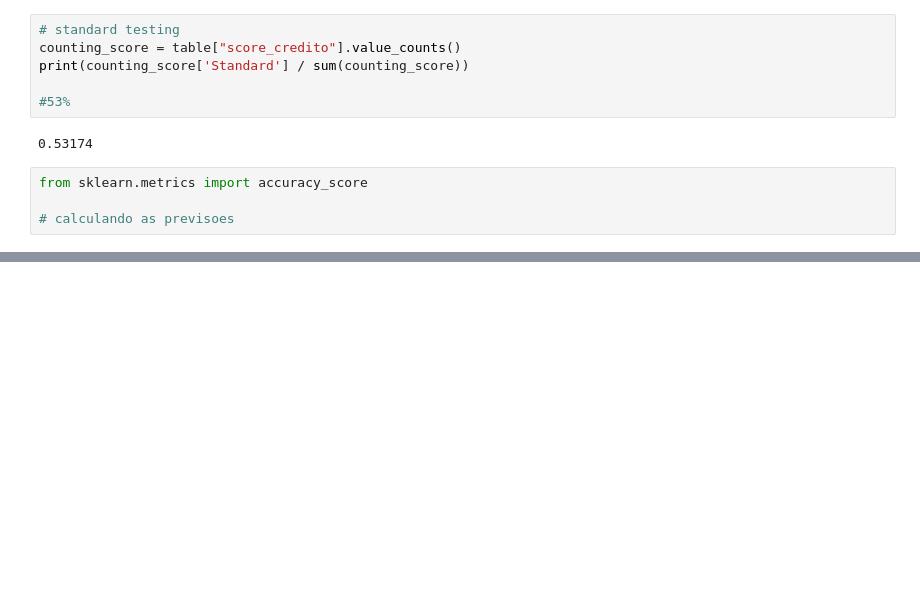
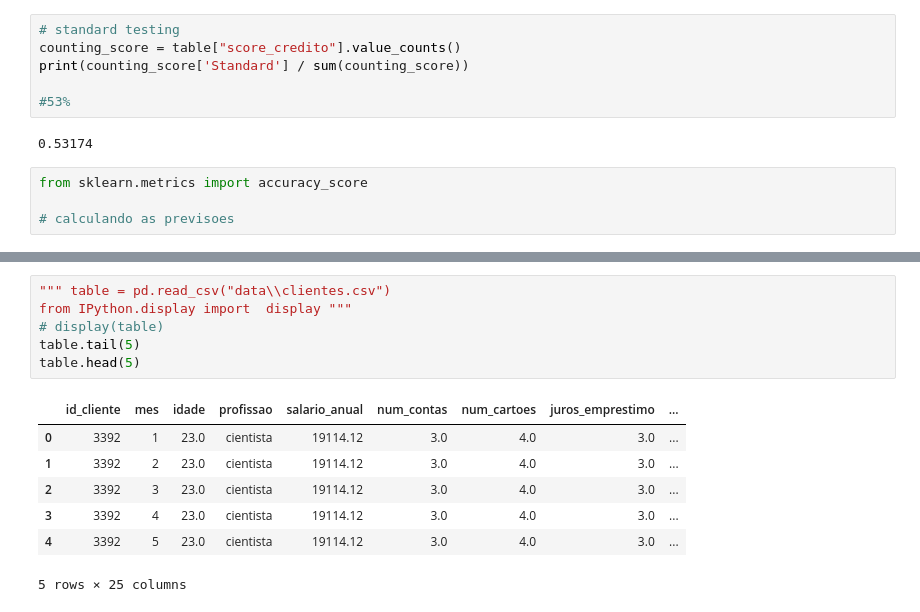
Before and after one commit to Haell39/Analise-Credito, a Jupyter notebook: main.ipynb, the cells around one changed output, grey strips where cells are left out. Cells and saved outputs as stored; diff of their text form; blank space fills up the shorter version.

```diff
--- a/main.ipynb
+++ b/main.ipynb
@@ -159,3 +252,17 @@ display(importance)
+# %%
+""" table = pd.read_csv("data\\clientes.csv")
+from IPython.display import  display """
+# display(table)
+table.tail(5)
+table.head(5)
+# %% [output]
+|  | id_cliente | mes | idade | profissao | salario_anual | num_contas | num_cartoes | juros_emprestimo | ... |
+| 0 | 3392 | 1 | 23.0 | cientista | 19114.12 | 3.0 | 4.0 | 3.0 | ... |
+| 1 | 3392 | 2 | 23.0 | cientista | 19114.12 | 3.0 | 4.0 | 3.0 | ... |
+| 2 | 3392 | 3 | 23.0 | cientista | 19114.12 | 3.0 | 4.0 | 3.0 | ... |
+| 3 | 3392 | 4 | 23.0 | cientista | 19114.12 | 3.0 | 4.0 | 3.0 | ... |
+| 4 | 3392 | 5 | 23.0 | cientista | 19114.12 | 3.0 | 4.0 | 3.0 | ... |
+5 rows × 25 columns
 # %%
 """
 ^^ Resultados da Análise:
```
Also changed, not shown: parts of 9 cells of this notebook.
